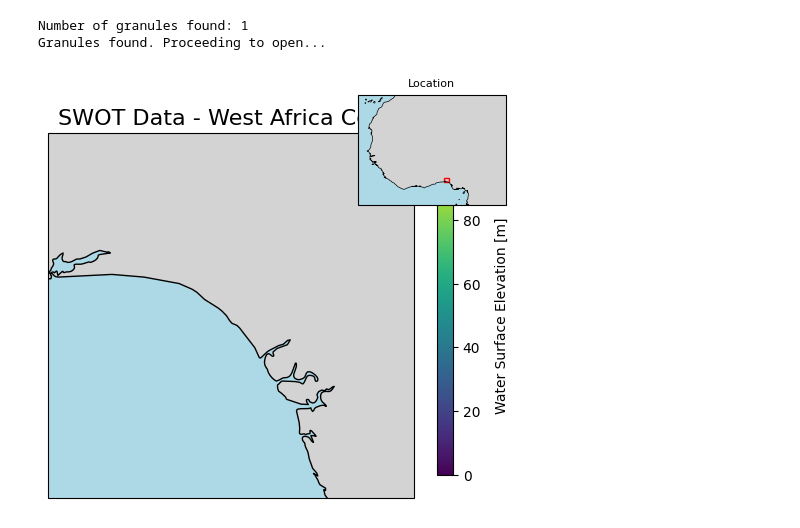
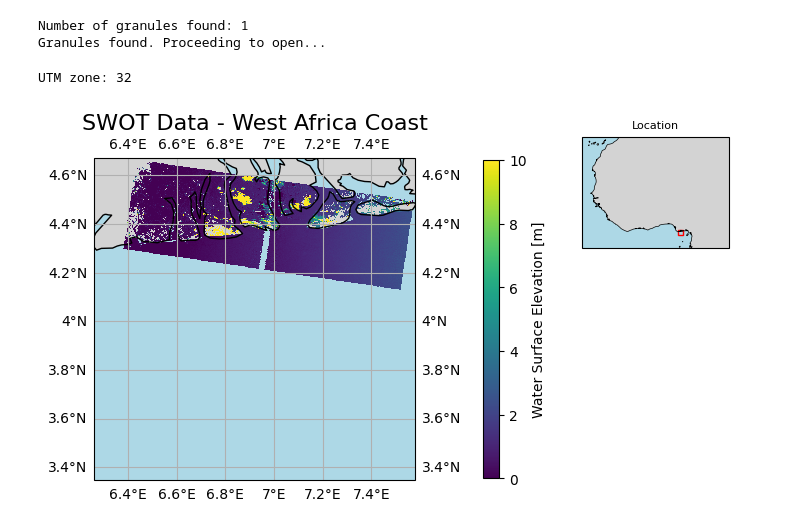
Before and after one commit to MinesGlaciology/swot-surf, a Jupyter notebook: notebooks/swot_example.ipynb, the cells around one changed output. Saved outputs shown, nothing was run; the diff lists cells and outputs as text; code cells hidden in the pictures.

Commit message:
I successfully plotted the SWOT water elevation data with the specific granule, and fixed the little rectangle in the inset to show th correct area.

```diff
--- a/notebooks/swot_example.ipynb
+++ b/notebooks/swot_example.ipynb
@@ -55,15 +55,13 @@ else:
 
 swot_ds = xr.open_dataset(earthaccess.open(results)[0], engine="h5netcdf")
 
-bbox = [3.36137,6.27679,4.6513,7.55852]
+bbox = [3.35058, 6.26802, 4.6684, 7.57602]
 # %% [output]
 Number of granules found: 1
 Granules found. Proceeding to open...
 # %%
 def plot_raster(size, ds, bbox, title, vmin=0, vmax=100, to_plot="wse"):
     """
-    Plot SWOT data in PlateCarree projection.
-
     Parameters:
     size - figure size in cm [width, height]
     ds - xarray dataset
@@ -73,11 +71,13 @@ def plot_raster(size, ds, bbox, title, vmin=0, vmax=100, to_plot="wse"):
     vmax - maximum value for color scale (default 100)
     to_plot - variable to plot (default "wse")
     """
-    fig = plt.figure(figsize=(size[0]/2.54, size[1]/2.54))  # Convert cm to inches
+
+    # Converting cm to inches
+    fig = plt.figure(figsize=(size[0]/2.54, size[1]/2.54))
     ax = fig.add_subplot(111, projection=ccrs.PlateCarree())
 
     # Set focus to West Africa
-    ax.set_extent(bbox, crs=ccrs.PlateCarree())
+    ax.gridlines(draw_labels=True)
 
     # Add map features
     ax.add_feature(cfeature.LAND, facecolor='lightgray')
@@ -96,6 +96,7 @@ def plot_raster(size, ds, bbox, title, vmin=0, vmax=100, to_plot="wse"):
     x_utm, y_utm = wse["x"].values, wse["y"].values
     X_utm, Y_utm = np.meshgrid(x_utm, y_utm)
     X_lon, Y_lat = transformer.transform(X_utm, Y_utm)
+    print("UTM zone:", ds.utm_zone_num)
 
     # Plot SWOT data
     mesh = ax.pcolormesh(
@@ -109,14 +110,13 @@ def plot_raster(size, ds, bbox, title, vmin=0, vmax=100, to_plot="wse"):
     )
 
     # Add colorbar
-    cbar = fig.colorbar(mesh, ax=ax, shrink=0.7)
+    cbar = fig.colorbar(mesh, ax=ax, shrink=0.7, location="right", pad=0.15)
     cbar.set_label("Water Surface Elevation [m]")
 
     ax.set_title(title, fontsize=16)
     return fig, ax
 
-def plot_simple_inset(fig, position, bbox):
-    """Create a simple inset map showing location context."""
+def plot_small_inset(fig, position, bbox):
     ax_inset = fig.add_axes(position, projection=ccrs.PlateCarree())
 
     # Show wider West Africa region
@@ -127,9 +127,9 @@ def plot_simple_inset(fig, position, bbox):
     ax_inset.add_feature(cfeature.OCEAN, facecolor='lightblue')
     ax_inset.coastlines(resolution='50m', linewidth=0.5)
 
-    # Add red rectangle showing study area
+    # Add red rectangle showing specific area
     rect = plt.Rectangle(
-        (bbox[0], bbox[1]),
+        (bbox[1], bbox[0]),
         bbox[2]-bbox[0],
         bbox[3]-bbox[1],
         fill=False, color='red', linewidth=1,
@@ -142,21 +142,22 @@ def plot_simple_inset(fig, position, bbox):
 # %%
 fig, ax = plot_raster(
     size=[15, 15],
     ds=swot_ds,
     bbox=bbox,
     title="SWOT Data - West Africa Coast",
     vmin=0,
-    vmax=100,
+    vmax=10,
     to_plot="wse"
 )
 
 # Add inset map
-inset = plot_simple_inset(
+inset = plot_small_inset(
     fig=fig,
-    position=[0.65, 0.65, 0.25, 0.25],  # [left, bottom, width, height]
-    bbox=bbox
+    position=[0.95, 0.585, 0.25, 0.25],  # [left, bottom, width, height]
+    bbox=[3.35058, 6.26802, 4.6684, 7.57602]
 )
 
 plt.show()
 # %% [output]
+UTM zone: 32
-[figure, old version]
+[figure, new version]
```
